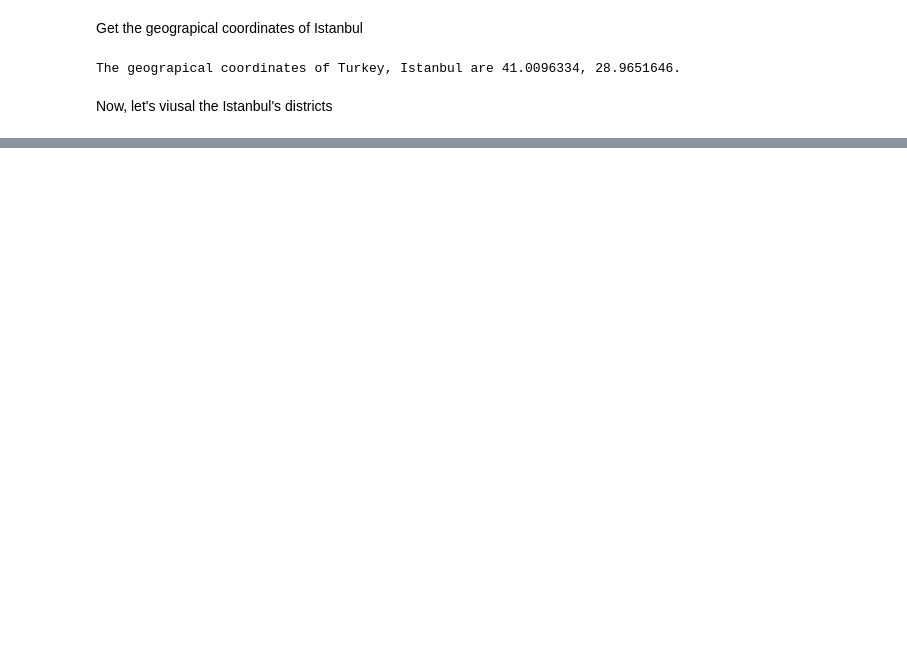
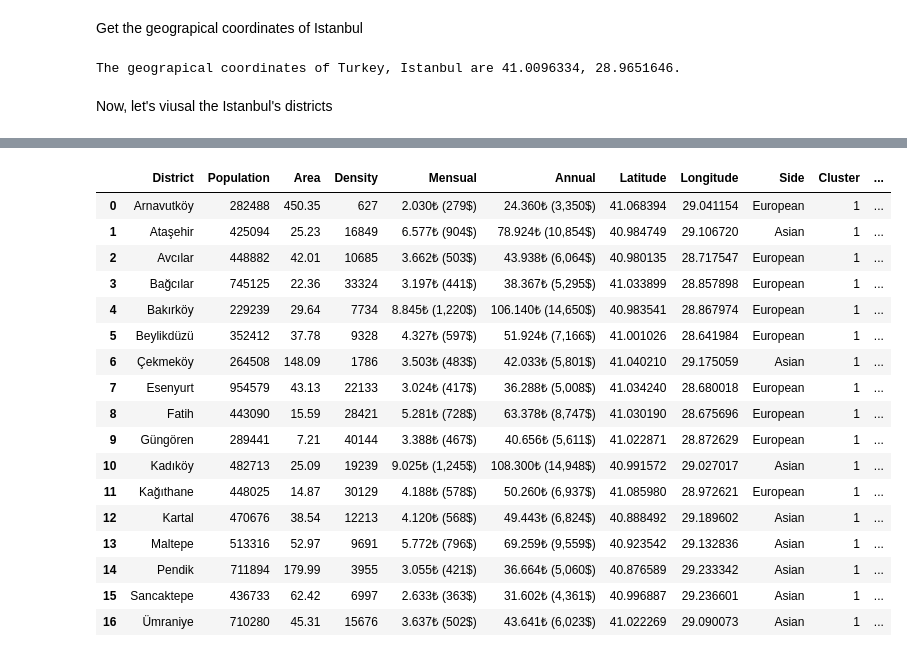
Before and after one commit to kumbasar/Coursera_Capstone, a Jupyter notebook: Final/istanbul.ipynb, the cells around one changed output, grey strips where cells are left out. Saved outputs shown, nothing was run; the diff lists cells and outputs as text; code cells hidden in the pictures; blank space fills up the shorter version.

```diff
--- a/Final/istanbul.ipynb
+++ b/Final/istanbul.ipynb
@@ -230,0 +489,7 @@ map_istanbul
+# %%
+istanbul_grouped = istanbul_onehot.groupby('District').mean().reset_index()
+
+istanbul_grouped = istanbul_grouped.join(istanbul_df.loc[:,['District','Side']].set_index('District'), on='District')
+
+print('shape',istanbul_grouped.shape)
+istanbul_grouped.head()
@@ -230,0 +585,14 @@ map_istanbul
+# %%
+# import k-means from clustering stage
+from sklearn.cluster import KMeans
+
+# set number of clusters
+K = 3
+
+istanbul_grouped_cluster = istanbul_grouped.drop('District', 1).drop('Side', 1)
+
+# run k-means clustering
+kmeans = KMeans(n_clusters=K, random_state=0).fit(istanbul_grouped_cluster)
+
+# check cluster labels generated for each row in the dataframe
+kmeans.labels_
@@ -230,0 +602,7 @@ map_istanbul
+# %%
+# Set Cluster labels
+
+district_sorted.insert(0, 'Cluster', kmeans.labels_)
+
+print('shape', district_sorted.shape)
+district_sorted.head()
@@ -230,0 +619,6 @@ map_istanbul
+# %%
+istanbul_merge = istanbul_df.join(district_sorted.drop('Side', 1).set_index('District'), on='District')
+istanbul_merge = istanbul_merge.dropna().reset_index(drop=True) # drop all na rows
+
+print('shape',istanbul_merge.shape)
+istanbul_merge.head()
@@ -230,0 +682,21 @@ map_istanbul
+# %%
+istanbul_merge.loc[istanbul_merge['Cluster'] == 1, istanbul_merge.columns[[0] + list(range(1, istanbul_merge.shape[1]))]].reset_index(drop=True)
+# %% [output]
+|  | District | Population | Area | Density | Mensual | Annual | Latitude | Longitude | Side | Cluster | ... |
+| 0 | Arnavutköy | 282488 | 450.35 | 627 | 2.030₺ (279$) | 24.360₺ (3,350$) | 41.068394 | 29.041154 | European | 1 | ... |
+| 1 | Ataşehir | 425094 | 25.23 | 16849 | 6.577₺ (904$) | 78.924₺ (10,854$) | 40.984749 | 29.106720 | Asian | 1 | ... |
+| 2 | Avcılar | 448882 | 42.01 | 10685 | 3.662₺ (503$) | 43.938₺ (6,064$) | 40.980135 | 28.717547 | European | 1 | ... |
+| 3 | Bağcılar | 745125 | 22.36 | 33324 | 3.197₺ (441$) | 38.367₺ (5,295$) | 41.033899 | 28.857898 | European | 1 | ... |
+| 4 | Bakırköy | 229239 | 29.64 | 7734 | 8.845₺ (1,220$) | 106.140₺ (14,650$) | 40.983541 | 28.867974 | European | 1 | ... |
+| 5 | Beylikdüzü | 352412 | 37.78 | 9328 | 4.327₺ (597$) | 51.924₺ (7,166$) | 41.001026 | 28.641984 | European | 1 | ... |
+| 6 | Çekmeköy | 264508 | 148.09 | 1786 | 3.503₺ (483$) | 42.033₺ (5,801$) | 41.040210 | 29.175059 | Asian | 1 | ... |
+| 7 | Esenyurt | 954579 | 43.13 | 22133 | 3.024₺ (417$) | 36.288₺ (5,008$) | 41.034240 | 28.680018 | European | 1 | ... |
+| 8 | Fatih | 443090 | 15.59 | 28421 | 5.281₺ (728$) | 63.378₺ (8,747$) | 41.030190 | 28.675696 | European | 1 | ... |
+| 9 | Güngören | 289441 | 7.21 | 40144 | 3.388₺ (467$) | 40.656₺ (5,611$) | 41.022871 | 28.872629 | European | 1 | ... |
+| 10 | Kadıköy | 482713 | 25.09 | 19239 | 9.025₺ (1,245$) | 108.300₺ (14,948$) | 40.991572 | 29.027017 | Asian | 1 | ... |
+| 11 | Kağıthane | 448025 | 14.87 | 30129 | 4.188₺ (578$) | 50.260₺ (6,937$) | 41.085980 | 28.972621 | European | 1 | ... |
+| 12 | Kartal | 470676 | 38.54 | 12213 | 4.120₺ (568$) | 49.443₺ (6,824$) | 40.888492 | 29.189602 | Asian | 1 | ... |
+| 13 | Maltepe | 513316 | 52.97 | 9691 | 5.772₺ (796$) | 69.259₺ (9,559$) | 40.923542 | 29.132836 | Asian | 1 | ... |
+| 14 | Pendik | 711894 | 179.99 | 3955 | 3.055₺ (421$) | 36.664₺ (5,060$) | 40.876589 | 29.233342 | Asian | 1 | ... |
+| 15 | Sancaktepe | 436733 | 62.42 | 6997 | 2.633₺ (363$) | 31.602₺ (4,361$) | 40.996887 | 29.236601 | Asian | 1 | ... |
+| 16 | Ümraniye | 710280 | 45.31 | 15676 | 3.637₺ (502$) | 43.641₺ (6,023$) | 41.022269 | 29.090073 | Asian | 1 | ... |
```
Also changed, not shown: parts of 59 cells of this notebook, 7 other files.
